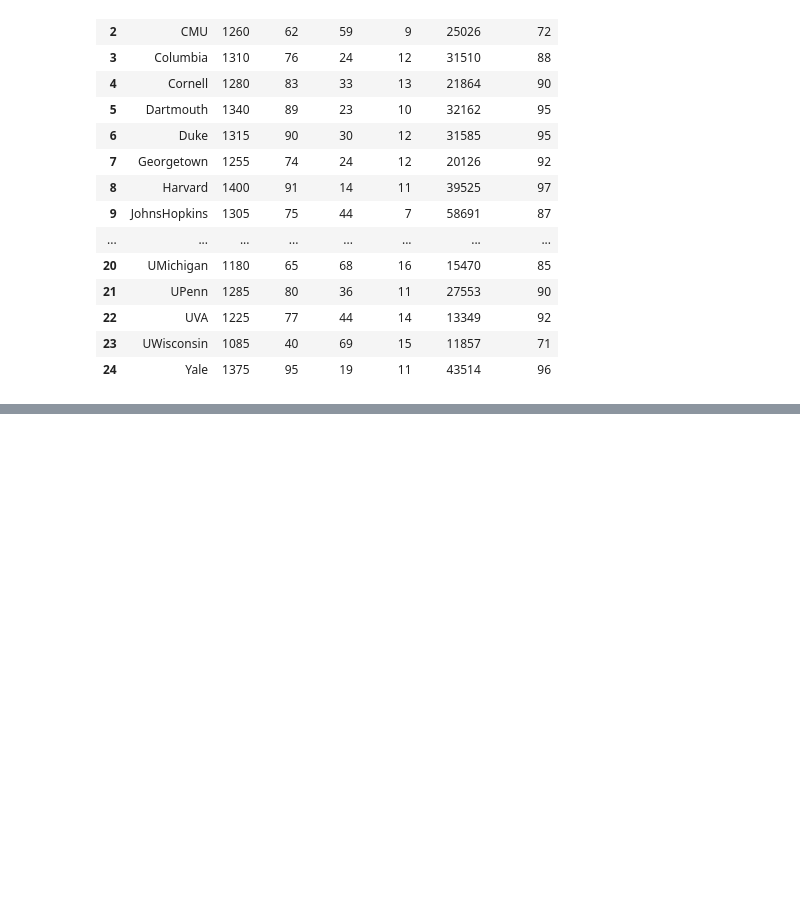
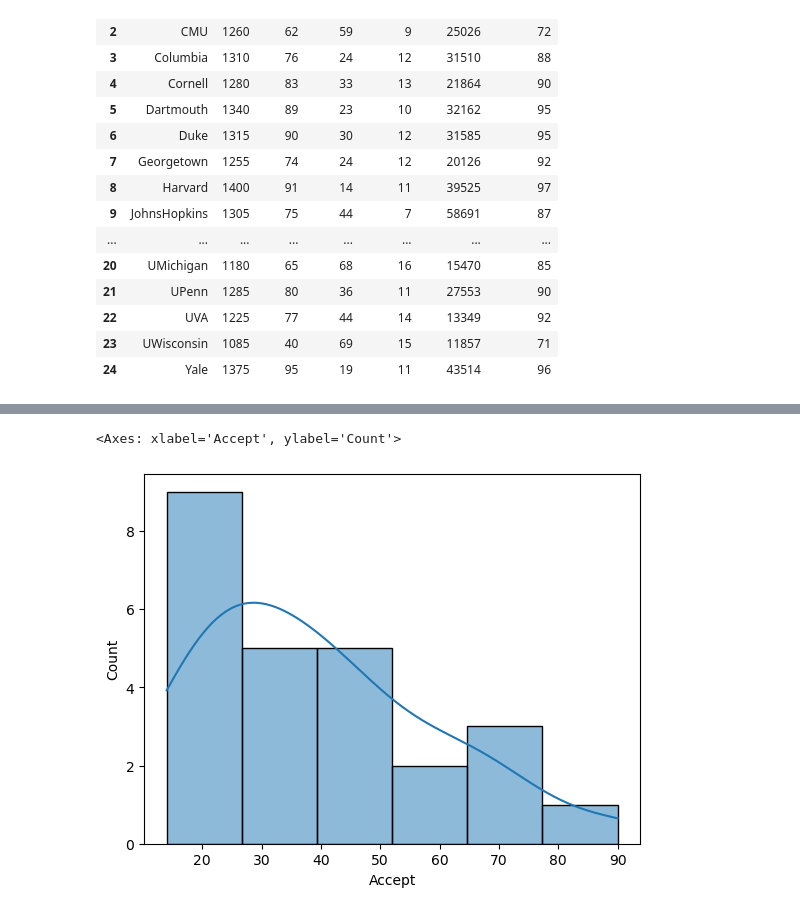
Before and after one commit to I-ShLoK/171, a Jupyter notebook: pandas2.ipynb, the cells around one changed output, grey strips where cells are left out. Saved outputs shown, nothing was run; the diff lists cells and outputs as text; code cells hidden in the pictures; blank space fills up the shorter version.

```diff
--- a/pandas2.ipynb
+++ b/pandas2.ipynb
@@ -82,0 +119,5 @@ df
+# %%
+sns.histplot(df["Accept"], kde =True)
+# %% [output]
+<Axes: xlabel='Accept', ylabel='Count'>
+[figure, added]
```
Also changed, not shown: parts of 9 cells of this notebook.
